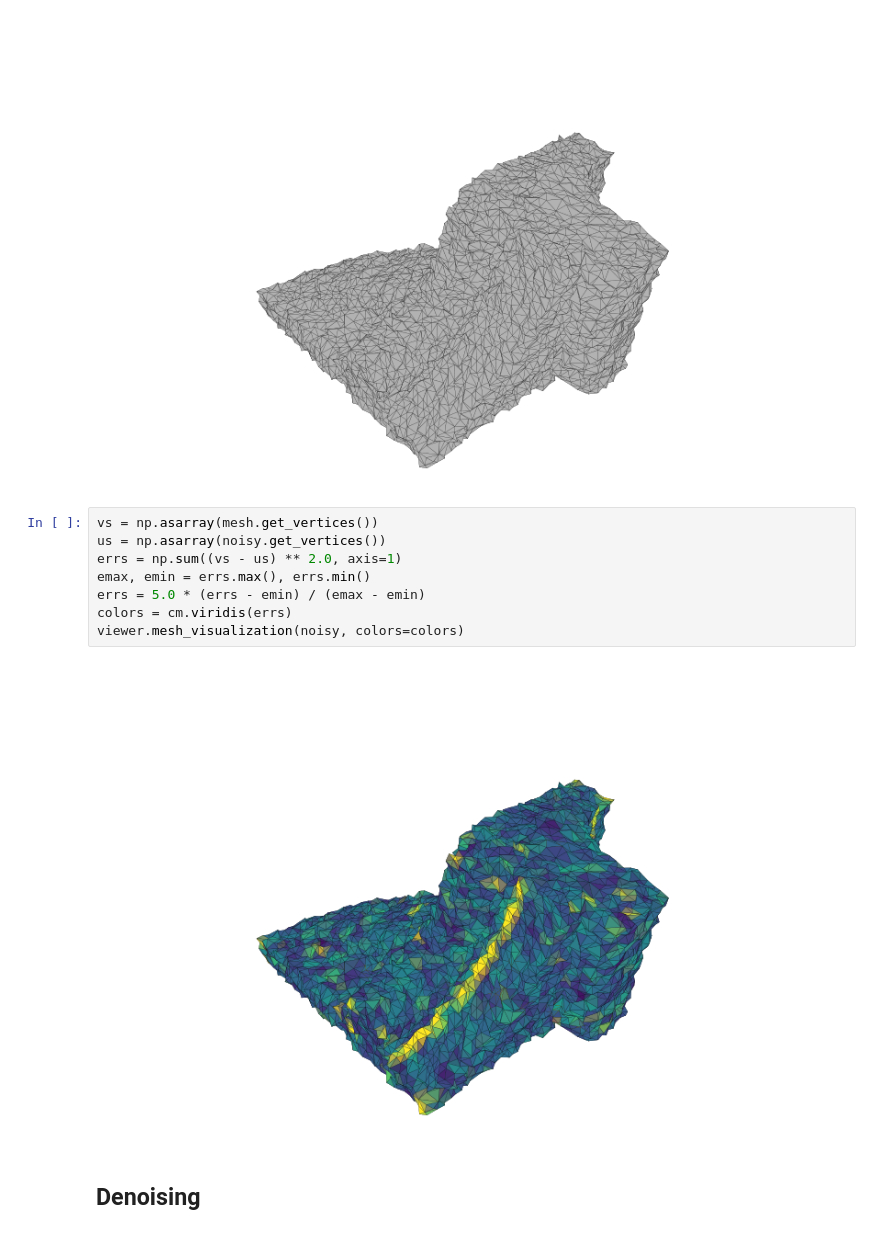
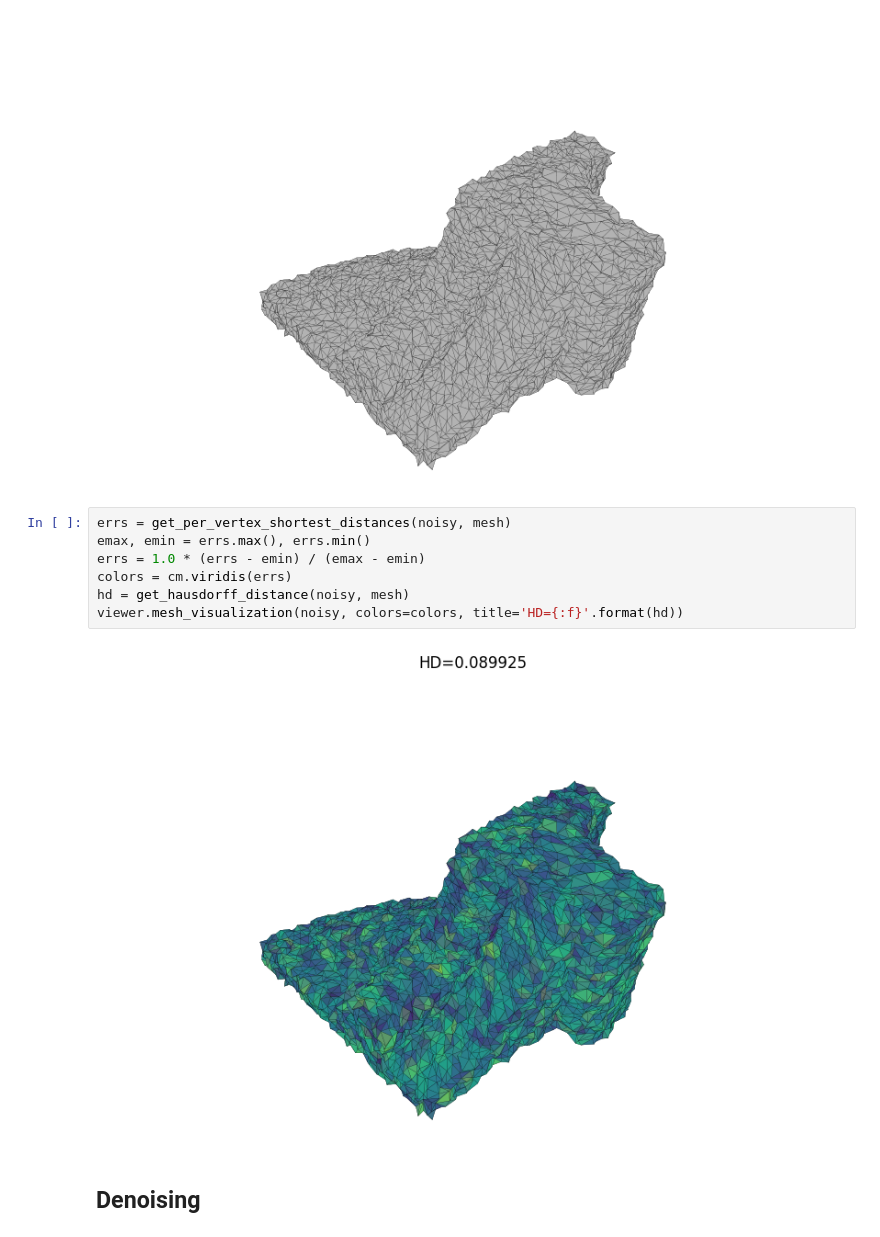
Before and after one commit to tatsy/tinymesh, a Jupyter notebook: examples/python/denoise.ipynb, the cells around one changed output. Saved outputs shown, nothing was run; the diff lists cells and outputs as text.

Commit message:
Add mesh distance metrics.

```diff
--- a/examples/python/denoise.ipynb
+++ b/examples/python/denoise.ipynb
@@ -33,15 +33,14 @@ viewer.mesh_visualization(noisy)
 # %% [output]
 [figure]
 # %%
-vs = np.asarray(mesh.get_vertices())
-us = np.asarray(noisy.get_vertices())
-errs = np.sum((vs - us) ** 2.0, axis=1)
+errs = get_per_vertex_shortest_distances(noisy, mesh)
 emax, emin = errs.max(), errs.min()
-errs = 5.0 * (errs - emin) / (emax - emin)
+errs = 1.0 * (errs - emin) / (emax - emin)
 colors = cm.viridis(errs)
-viewer.mesh_visualization(noisy, colors=colors)
+hd = get_hausdorff_distance(noisy, mesh)
+viewer.mesh_visualization(noisy, colors=colors, title='HD={:f}'.format(hd))
 # %% [output]
-[figure, old version]
+[figure, new version]
 # %% [markdown]
 ## Denoising
 # %% [markdown]
```
Also changed, not shown: parts of 4 cells of this notebook, 5 other files.
